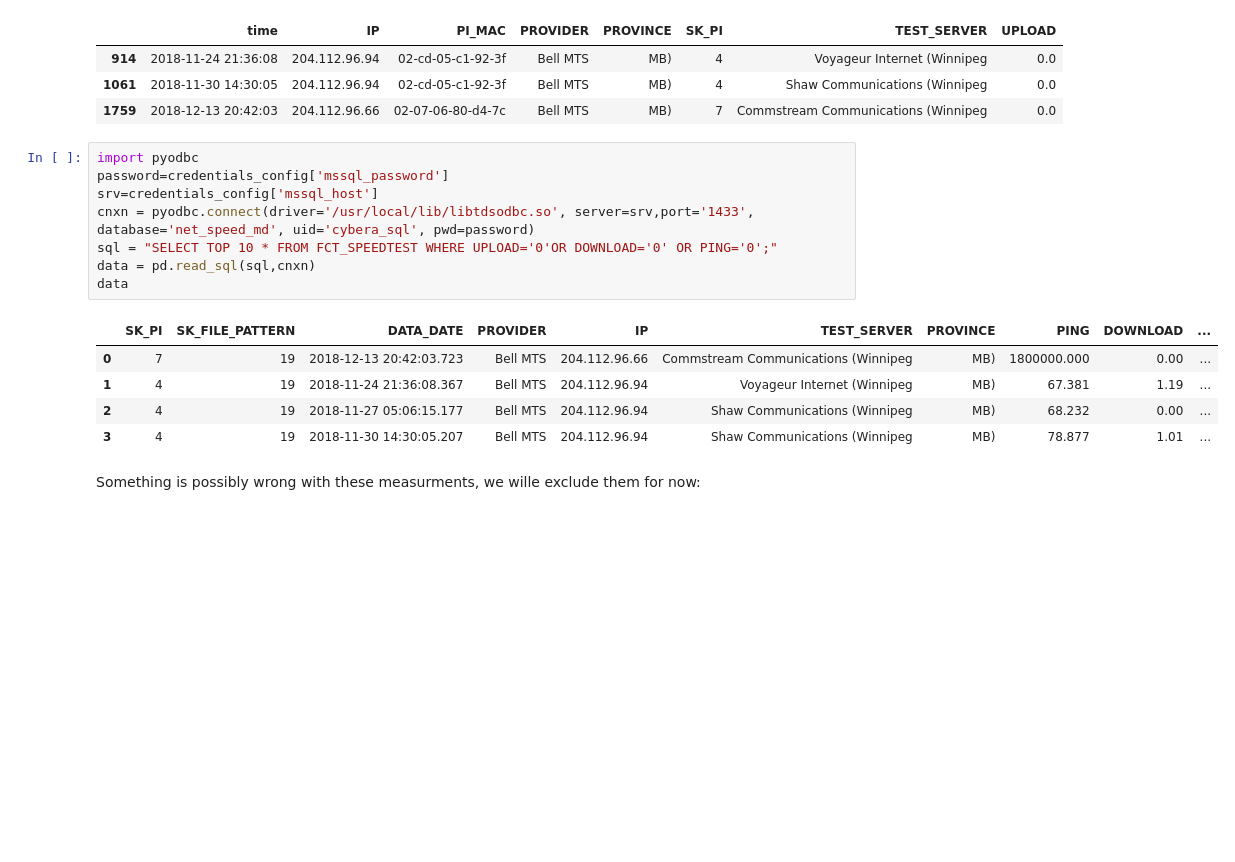
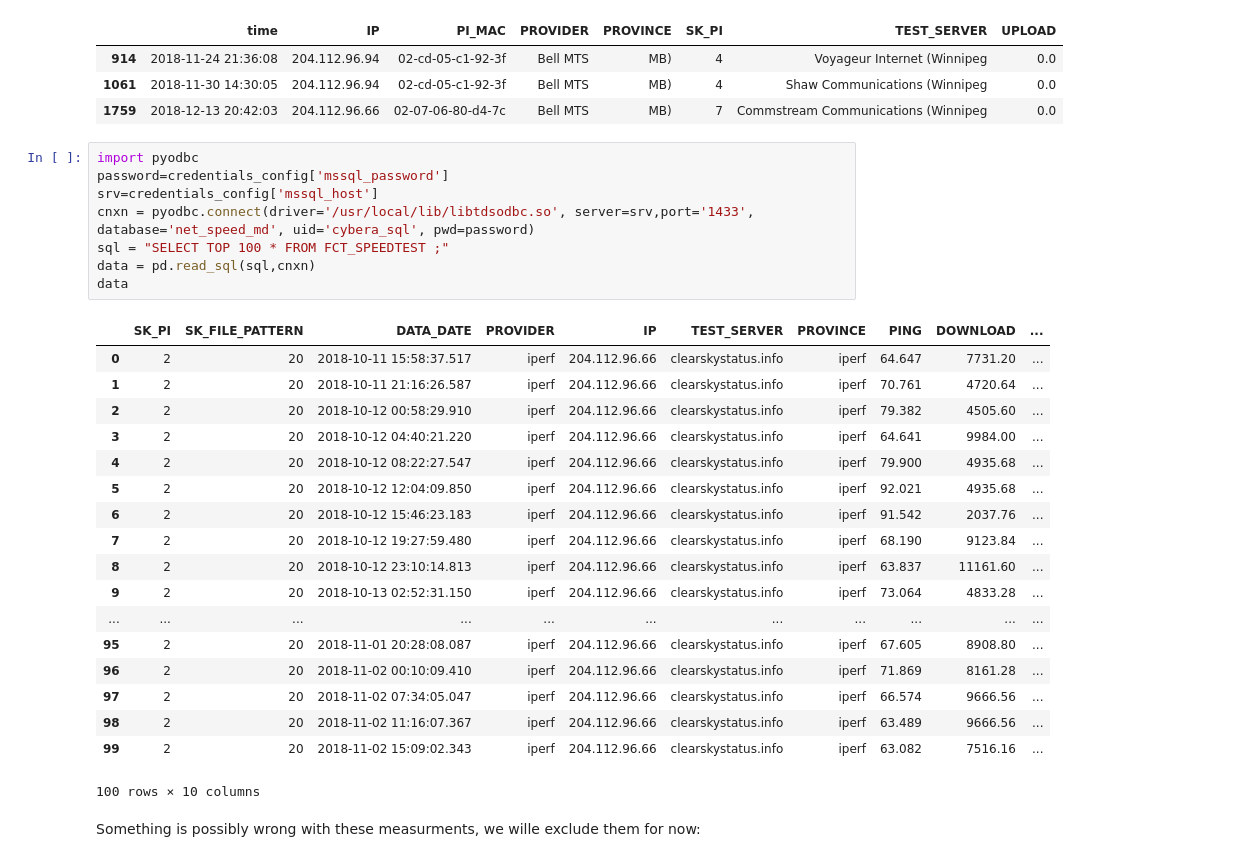
Before and after one commit to cybera/connectin, a Jupyter notebook: data_analysis/Speedtest_data_exploration.ipynb, the cells around one changed output. Cells and saved outputs as stored; diff of their text form; blank space fills up the shorter version.

```diff
--- a/data_analysis/Speedtest_data_exploration.ipynb
+++ b/data_analysis/Speedtest_data_exploration.ipynb
@@ -81,17 +84,30 @@ upload_df[upload_df[mylist].eq(0).all(1)]
 # %%
 import pyodbc
 password=credentials_config['mssql_password']
 srv=credentials_config['mssql_host']
 cnxn = pyodbc.connect(driver='/usr/local/lib/libtdsodbc.so', server=srv,port='1433', database='net_speed_md', uid='cybera_sql', pwd=password)
-sql = "SELECT TOP 10 * FROM FCT_SPEEDTEST WHERE UPLOAD='0'OR DOWNLOAD='0' OR PING='0';"
+sql = "SELECT TOP 100 * FROM FCT_SPEEDTEST ;"
 data = pd.read_sql(sql,cnxn)
 data
 # %% [output]
 |  | SK_PI | SK_FILE_PATTERN | DATA_DATE | PROVIDER | IP | TEST_SERVER | PROVINCE | PING | DOWNLOAD | ... |
-| 0 | 7 | 19 | 2018-12-13 20:42:03.723 | Bell MTS | 204.112.96.66 | Commstream Communications (Winnipeg | MB) | 1800000.000 | 0.00 | ... |
-| 1 | 4 | 19 | 2018-11-24 21:36:08.367 | Bell MTS | 204.112.96.94 | Voyageur Internet (Winnipeg | MB) | 67.381 | 1.19 | ... |
-| 2 | 4 | 19 | 2018-11-27 05:06:15.177 | Bell MTS | 204.112.96.94 | Shaw Communications (Winnipeg | MB) | 68.232 | 0.00 | ... |
-| 3 | 4 | 19 | 2018-11-30 14:30:05.207 | Bell MTS | 204.112.96.94 | Shaw Communications (Winnipeg | MB) | 78.877 | 1.01 | ... |
+| 0 | 2 | 20 | 2018-10-11 15:58:37.517 | iperf | 204.112.96.66 | clearskystatus.info | iperf | 64.647 | 7731.20 | ... |
+| 1 | 2 | 20 | 2018-10-11 21:16:26.587 | iperf | 204.112.96.66 | clearskystatus.info | iperf | 70.761 | 4720.64 | ... |
+| 2 | 2 | 20 | 2018-10-12 00:58:29.910 | iperf | 204.112.96.66 | clearskystatus.info | iperf | 79.382 | 4505.60 | ... |
+| 3 | 2 | 20 | 2018-10-12 04:40:21.220 | iperf | 204.112.96.66 | clearskystatus.info | iperf | 64.641 | 9984.00 | ... |
+| 4 | 2 | 20 | 2018-10-12 08:22:27.547 | iperf | 204.112.96.66 | clearskystatus.info | iperf | 79.900 | 4935.68 | ... |
+| 5 | 2 | 20 | 2018-10-12 12:04:09.850 | iperf | 204.112.96.66 | clearskystatus.info | iperf | 92.021 | 4935.68 | ... |
+| 6 | 2 | 20 | 2018-10-12 15:46:23.183 | iperf | 204.112.96.66 | clearskystatus.info | iperf | 91.542 | 2037.76 | ... |
+| 7 | 2 | 20 | 2018-10-12 19:27:59.480 | iperf | 204.112.96.66 | clearskystatus.info | iperf | 68.190 | 9123.84 | ... |
+| 8 | 2 | 20 | 2018-10-12 23:10:14.813 | iperf | 204.112.96.66 | clearskystatus.info | iperf | 63.837 | 11161.60 | ... |
+| 9 | 2 | 20 | 2018-10-13 02:52:31.150 | iperf | 204.112.96.66 | clearskystatus.info | iperf | 73.064 | 4833.28 | ... |
+| ... | ... | ... | ... | ... | ... | ... | ... | ... | ... | ... |
+| 95 | 2 | 20 | 2018-11-01 20:28:08.087 | iperf | 204.112.96.66 | clearskystatus.info | iperf | 67.605 | 8908.80 | ... |
+| 96 | 2 | 20 | 2018-11-02 00:10:09.410 | iperf | 204.112.96.66 | clearskystatus.info | iperf | 71.869 | 8161.28 | ... |
+| 97 | 2 | 20 | 2018-11-02 07:34:05.047 | iperf | 204.112.96.66 | clearskystatus.info | iperf | 66.574 | 9666.56 | ... |
+| 98 | 2 | 20 | 2018-11-02 11:16:07.367 | iperf | 204.112.96.66 | clearskystatus.info | iperf | 63.489 | 9666.56 | ... |
+| 99 | 2 | 20 | 2018-11-02 15:09:02.343 | iperf | 204.112.96.66 | clearskystatus.info | iperf | 63.082 | 7516.16 | ... |
+100 rows × 10 columns
 # %% [markdown]
 Something is possibly wrong with these measurments, we wille exclude them for now:
 # %%
```
Also changed, not shown: parts of 3 cells of this notebook, 2 other files.
